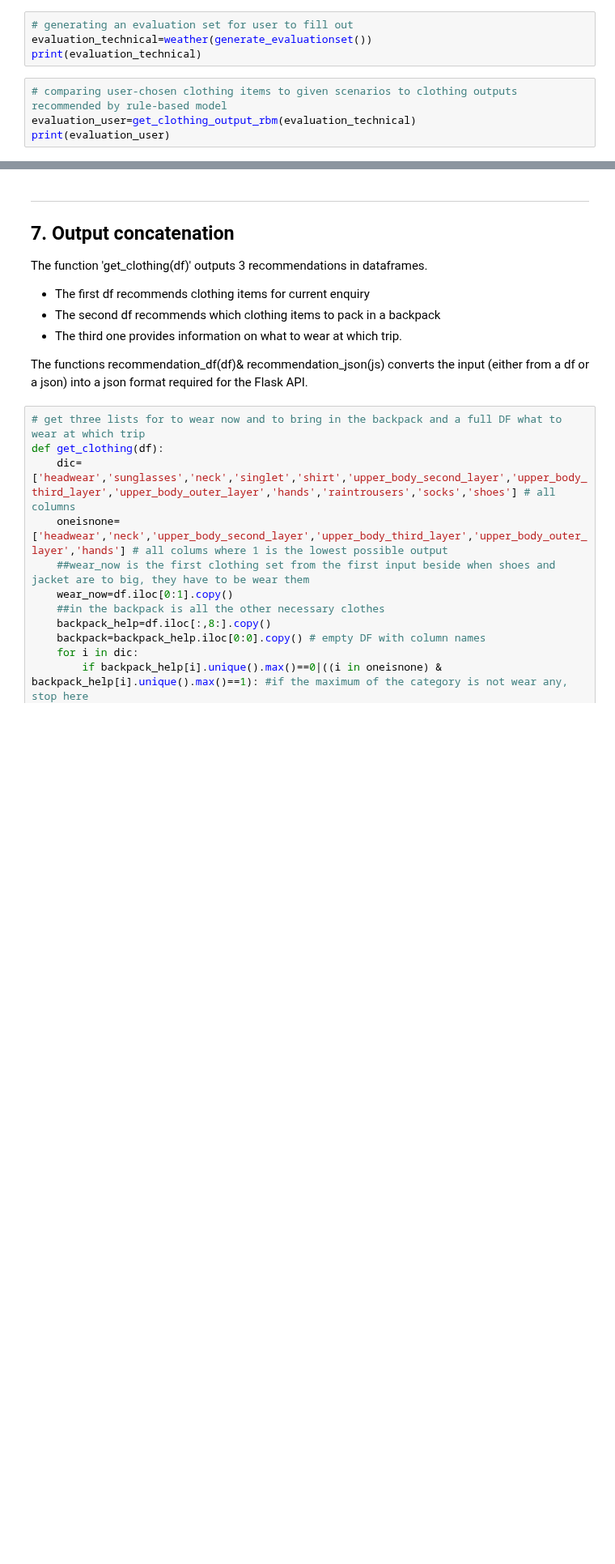
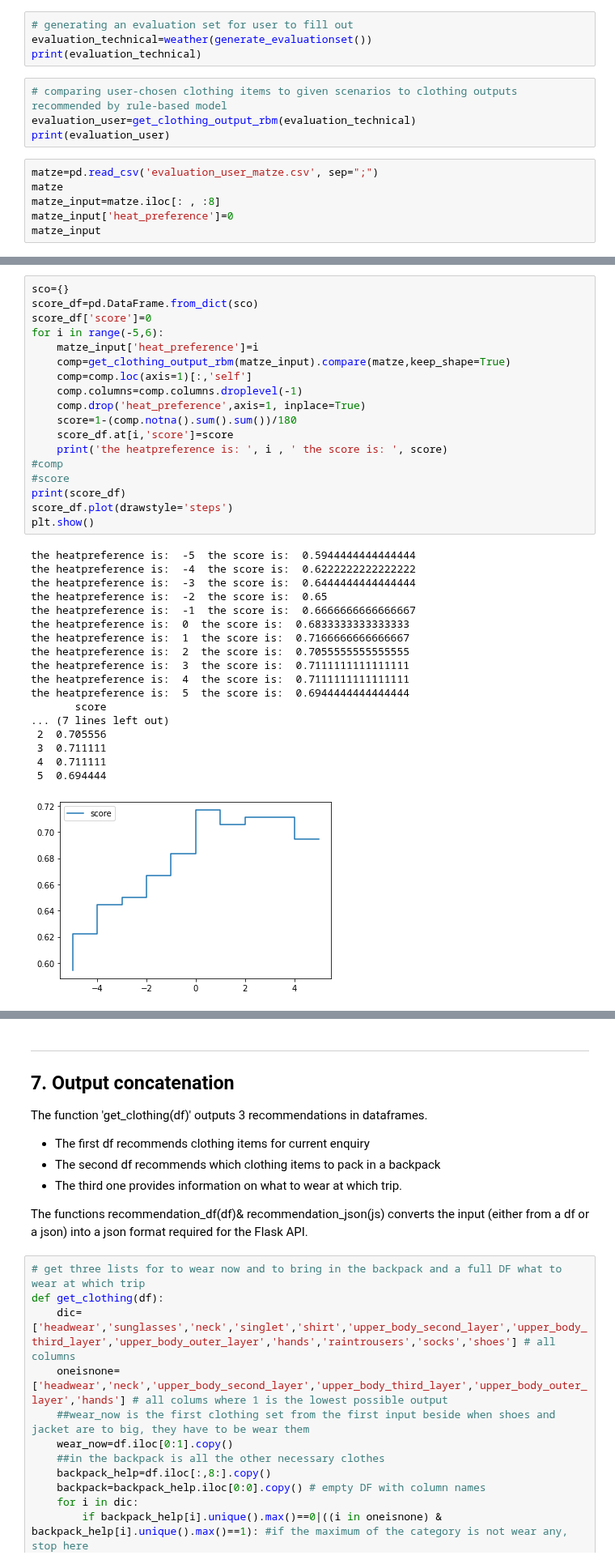
Before and after one commit to TechLabs-Berlin/wt21-commfy, a Jupyter notebook: DS_Files/Commfy_RBM.ipynb, the cells around one changed output, grey strips where cells are left out. Shown at 81% size. Saved outputs shown, nothing was run; the diff lists cells and outputs as text; blank space fills up the shorter version.

```diff
--- a/DS_Files/Commfy_RBM.ipynb
+++ b/DS_Files/Commfy_RBM.ipynb
@@ -513,3 +506,9 @@ print(evaluation_technical)
 # comparing user-chosen clothing items to given scenarios to clothing outputs recommended by rule-based model
 evaluation_user=get_clothing_output_rbm(evaluation_technical)
 print(evaluation_user)
+# %%
+matze=pd.read_csv('evaluation_user_matze.csv', sep=";")
+matze
+matze_input=matze.iloc[: , :8]
+matze_input['heat_preference']=0
+matze_input
@@ -515,0 +532,37 @@ print(evaluation_user)
+# %%
+sco={}
+score_df=pd.DataFrame.from_dict(sco)
+score_df['score']=0
+for i in range(-5,6):
+    matze_input['heat_preference']=i
+    comp=get_clothing_output_rbm(matze_input).compare(matze,keep_shape=True)
+    comp=comp.loc(axis=1)[:,'self']
+    comp.columns=comp.columns.droplevel(-1)
+    comp.drop('heat_preference',axis=1, inplace=True)
+    score=1-(comp.notna().sum().sum())/180
+    score_df.at[i,'score']=score
+    print('the heatpreference is: ', i , ' the score is: ', score)
+#comp
+#score
+print(score_df)
+score_df.plot(drawstyle='steps')
+plt.show()
+# %% [output]
+the heatpreference is:  -5  the score is:  0.5944444444444444
+the heatpreference is:  -4  the score is:  0.6222222222222222
+the heatpreference is:  -3  the score is:  0.6444444444444444
+the heatpreference is:  -2  the score is:  0.65
+the heatpreference is:  -1  the score is:  0.6666666666666667
+the heatpreference is:  0  the score is:  0.6833333333333333
+the heatpreference is:  1  the score is:  0.7166666666666667
+the heatpreference is:  2  the score is:  0.7055555555555555
+the heatpreference is:  3  the score is:  0.7111111111111111
+the heatpreference is:  4  the score is:  0.7111111111111111
+the heatpreference is:  5  the score is:  0.6944444444444444
+       score
+... (7 lines left out)
+ 2  0.705556
+ 3  0.711111
+ 4  0.711111
+ 5  0.694444
+[figure, added]
```
Also changed, not shown: parts of 15 cells of this notebook, 1 other file.
